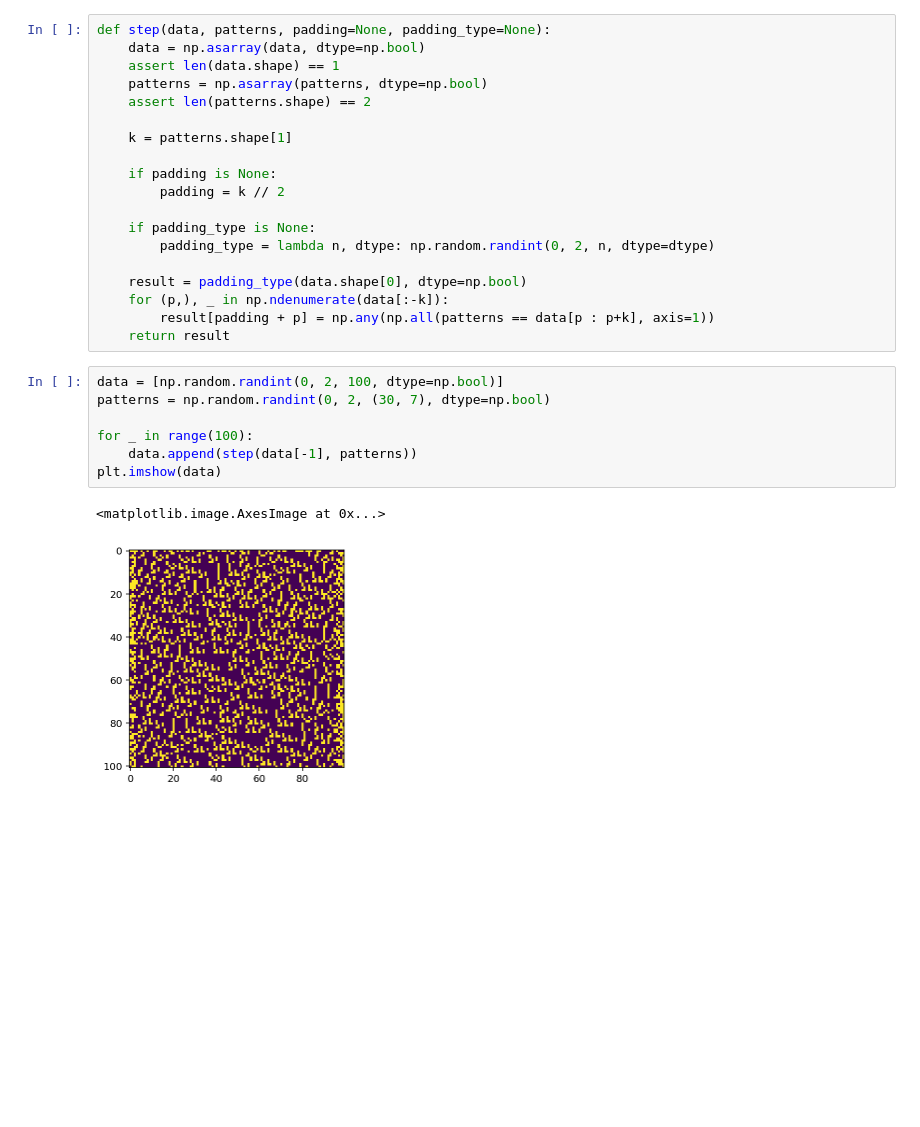
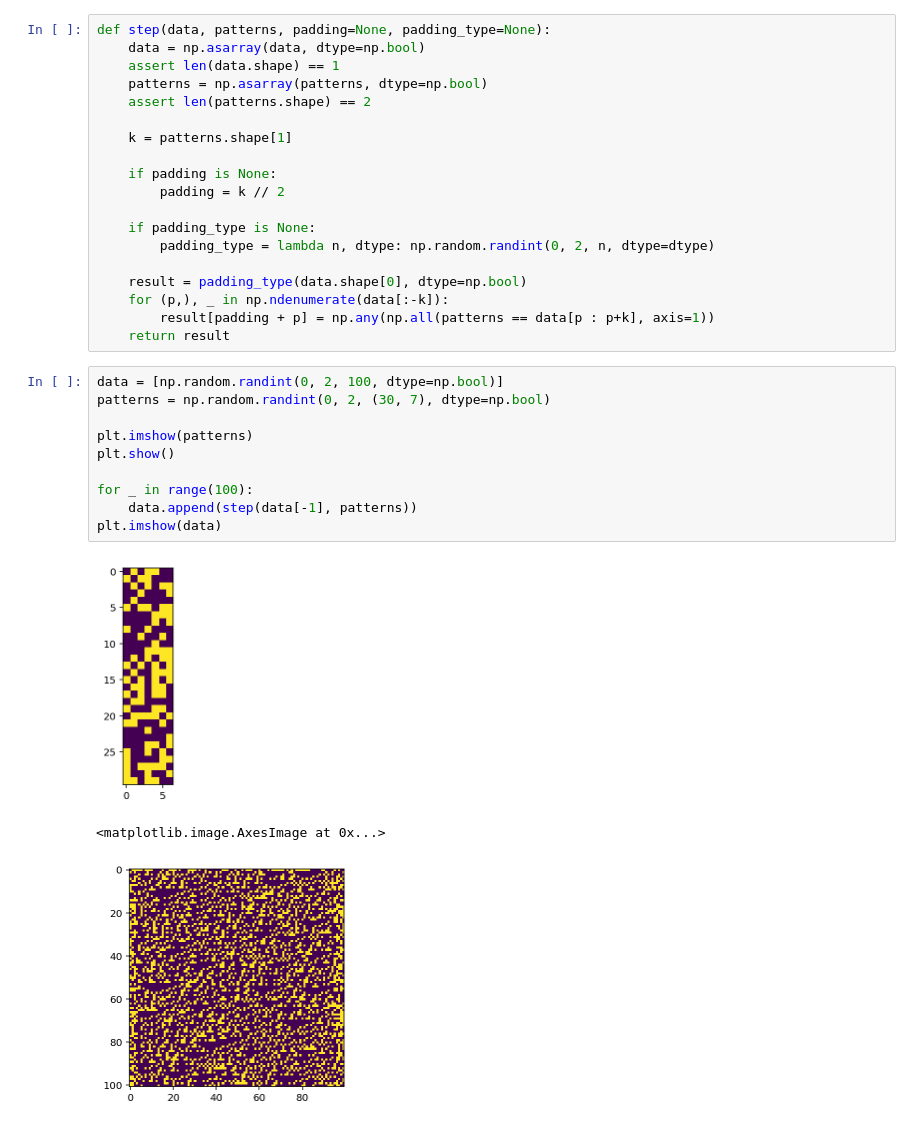
Before and after one commit to Larhard/rand-12, a Jupyter notebook: rand mod 12.ipynb, the cells around one changed output. Cells and saved outputs as stored; diff of their text form; blank space fills up the shorter version.

```diff
--- a/rand mod 12.ipynb
+++ b/rand mod 12.ipynb
@@ -30,10 +30,14 @@ def step(data, patterns, padding=None, padding_type=None):
 # %%
 data = [np.random.randint(0, 2, 100, dtype=np.bool)]
 patterns = np.random.randint(0, 2, (30, 7), dtype=np.bool)
 
+plt.imshow(patterns)
+plt.show()
+
 for _ in range(100):
     data.append(step(data[-1], patterns))
 plt.imshow(data)
 # %% [output]
+[figure, new version]
 <matplotlib.image.AxesImage at 0x...>
-[figure, old version]
+[figure, added]
```
Also changed, not shown: parts of 18 cells of this notebook.
